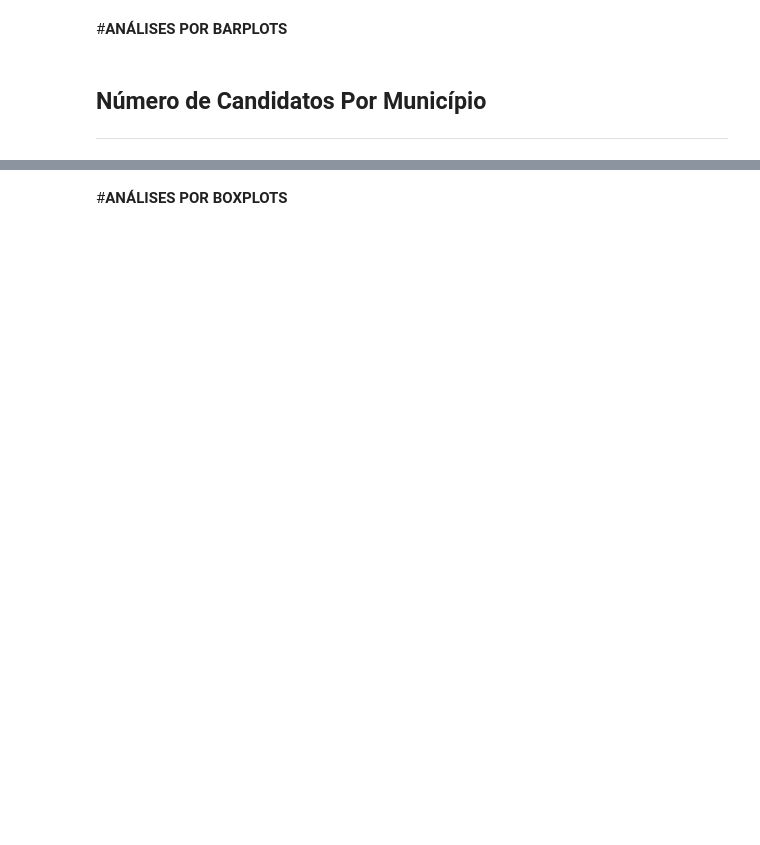
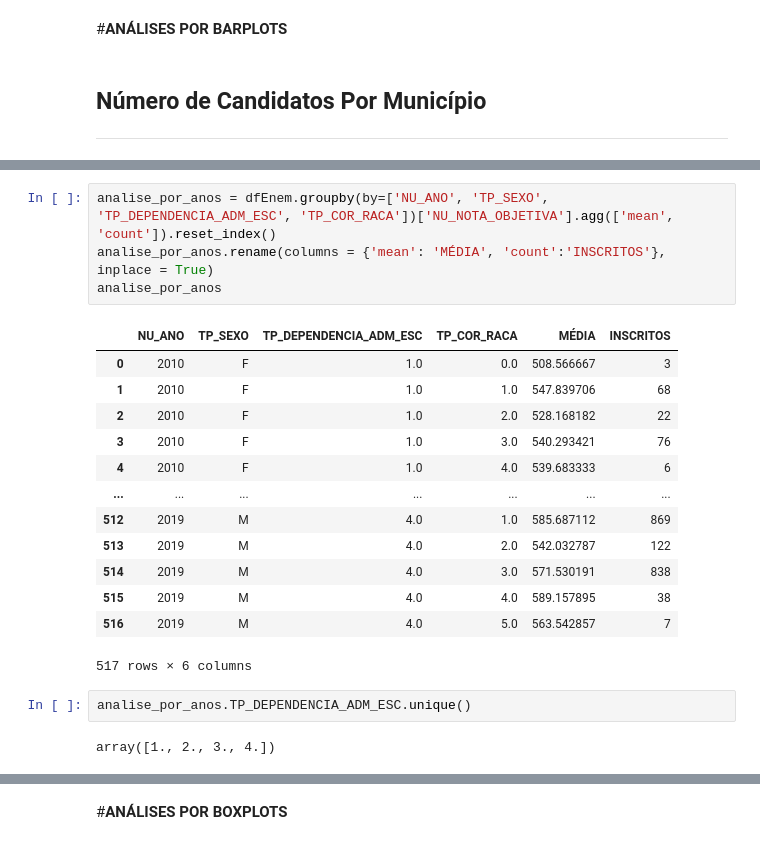
Before and after one commit to mariaeco/ICD_project_Maria, a Jupyter notebook: ProjetoICD_Maria_ExploracaoInicial.ipynb, the cells around one changed output, grey strips where cells are left out. Cells and saved outputs as stored; diff of their text form; blank space fills up the shorter version.

```diff
--- a/ProjetoICD_Maria_ExploracaoInicial.ipynb
+++ b/ProjetoICD_Maria_ExploracaoInicial.ipynb
@@ -88,0 +161,22 @@ plt.ylabel("Log(Número de Inscrições)", fontsize=30);
+# %%
+analise_por_anos = dfEnem.groupby(by=['NU_ANO', 'TP_SEXO', 'TP_DEPENDENCIA_ADM_ESC', 'TP_COR_RACA'])['NU_NOTA_OBJETIVA'].agg(['mean', 'count']).reset_index()
+analise_por_anos.rename(columns = {'mean': 'MÉDIA', 'count':'INSCRITOS'}, inplace = True)
+analise_por_anos
+# %% [output]
+|  | NU_ANO | TP_SEXO | TP_DEPENDENCIA_ADM_ESC | TP_COR_RACA | MÉDIA | INSCRITOS |
+| 0 | 2010 | F | 1.0 | 0.0 | 508.566667 | 3 |
+| 1 | 2010 | F | 1.0 | 1.0 | 547.839706 | 68 |
+| 2 | 2010 | F | 1.0 | 2.0 | 528.168182 | 22 |
+| 3 | 2010 | F | 1.0 | 3.0 | 540.293421 | 76 |
+| 4 | 2010 | F | 1.0 | 4.0 | 539.683333 | 6 |
+| ... | ... | ... | ... | ... | ... | ... |
+| 512 | 2019 | M | 4.0 | 1.0 | 585.687112 | 869 |
+| 513 | 2019 | M | 4.0 | 2.0 | 542.032787 | 122 |
+| 514 | 2019 | M | 4.0 | 3.0 | 571.530191 | 838 |
+| 515 | 2019 | M | 4.0 | 4.0 | 589.157895 | 38 |
+| 516 | 2019 | M | 4.0 | 5.0 | 563.542857 | 7 |
+517 rows × 6 columns
+# %%
+analise_por_anos.TP_DEPENDENCIA_ADM_ESC.unique()
+# %% [output]
+array([1., 2., 3., 4.])
```
Also changed, not shown: parts of 38 cells of this notebook.
